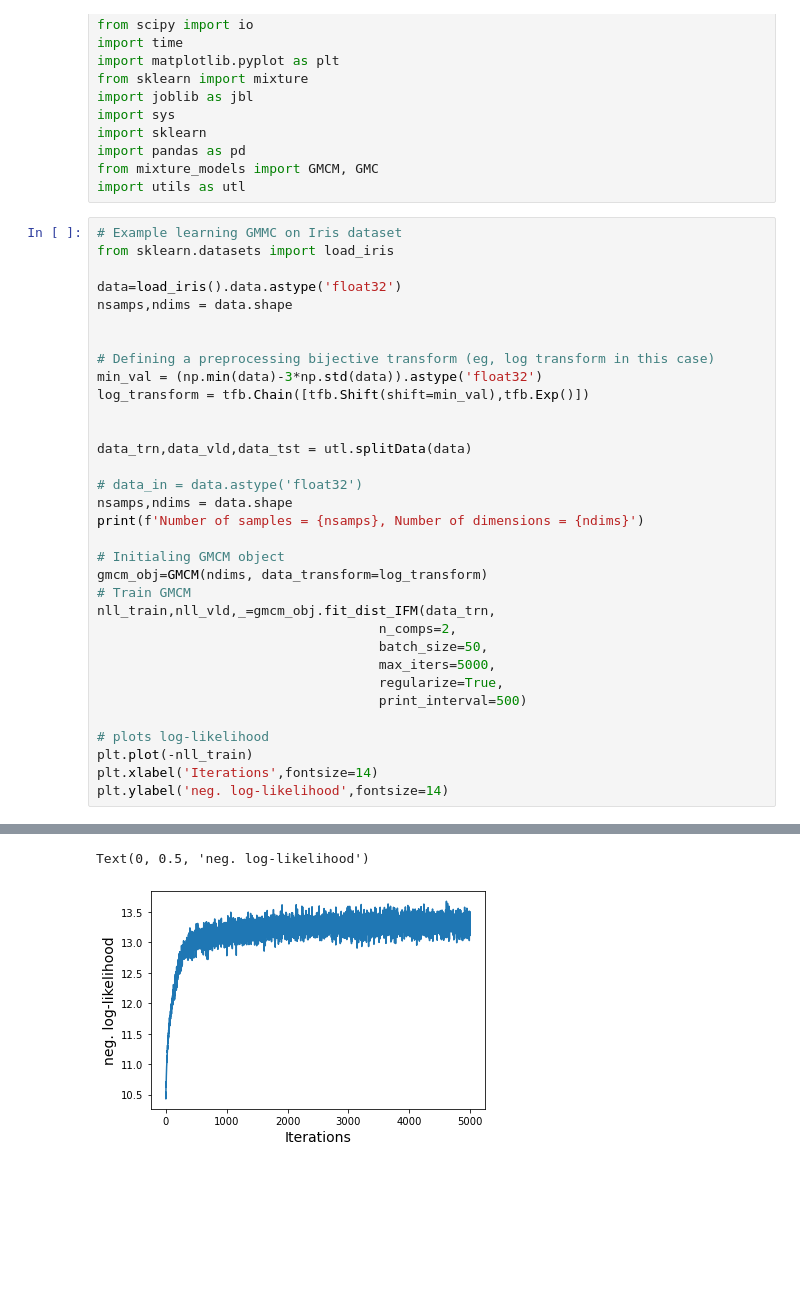
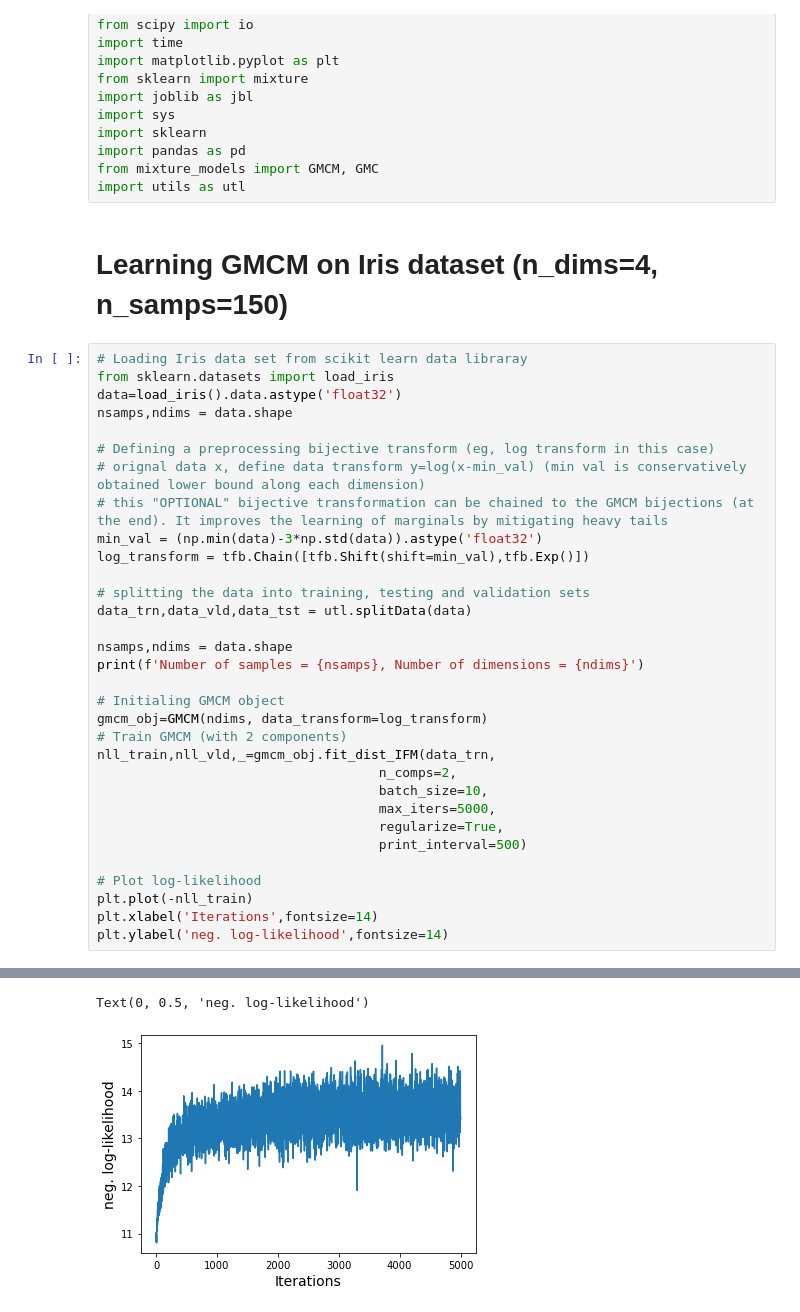
Before and after one commit to ashutosh-tewari/GMCM, a Jupyter notebook: GMCM_demo.ipynb, the cells around one changed output, grey strips where cells are left out. Drawn from its saved outputs; the diff is of its cells as text; blank space fills up the shorter version.

```diff
--- a/GMCM_demo.ipynb
+++ b/GMCM_demo.ipynb
@@ -19,36 +19,37 @@ import sklearn
 import pandas as pd
 from mixture_models import GMCM, GMC
 import utils as utl
+# %% [markdown]
+# Learning GMCM on Iris dataset (n_dims=4, n_samps=150)
 # %%
-# Example learning GMMC on Iris dataset
+# Loading Iris data set from scikit learn data libraray
 from sklearn.datasets import load_iris
-
 data=load_iris().data.astype('float32')
 nsamps,ndims = data.shape
 
-
 # Defining a preprocessing bijective transform (eg, log transform in this case)
+# orignal data x, define data transform y=log(x-min_val) (min val is conservatively obtained lower bound along each dimension)
+# this "OPTIONAL" bijective transformation can be chained to the GMCM bijections (at the end). It improves the learning of marginals by mitigating heavy tails
 min_val = (np.min(data)-3*np.std(data)).astype('float32')
 log_transform = tfb.Chain([tfb.Shift(shift=min_val),tfb.Exp()])
 
-
+# splitting the data into training, testing and validation sets
 data_trn,data_vld,data_tst = utl.splitData(data)
 
-# data_in = data.astype('float32')
 nsamps,ndims = data.shape
 print(f'Number of samples = {nsamps}, Number of dimensions = {ndims}')
 
 # Initialing GMCM object
 gmcm_obj=GMCM(ndims, data_transform=log_transform)
-# Train GMCM
+# Train GMCM (with 2 components)
 nll_train,nll_vld,_=gmcm_obj.fit_dist_IFM(data_trn,
                                     n_comps=2,
-                                    batch_size=50,
+                                    batch_size=10,
                                     max_iters=5000,
                                     regularize=True,
                                     print_interval=500)
 
-# plots log-likelihood
+# Plot log-likelihood
 plt.plot(-nll_train)
 plt.xlabel('Iterations',fontsize=14)
 plt.ylabel('neg. log-likelihood',fontsize=14)
@@ -69,2 +70,2 @@ Marginals learnt in 1.54 s.
 Text(0, 0.5, 'neg. log-likelihood')
-[figure, old version]
+[figure, new version]
```
Also changed, not shown: parts of 7 cells of this notebook, 4 other files.
